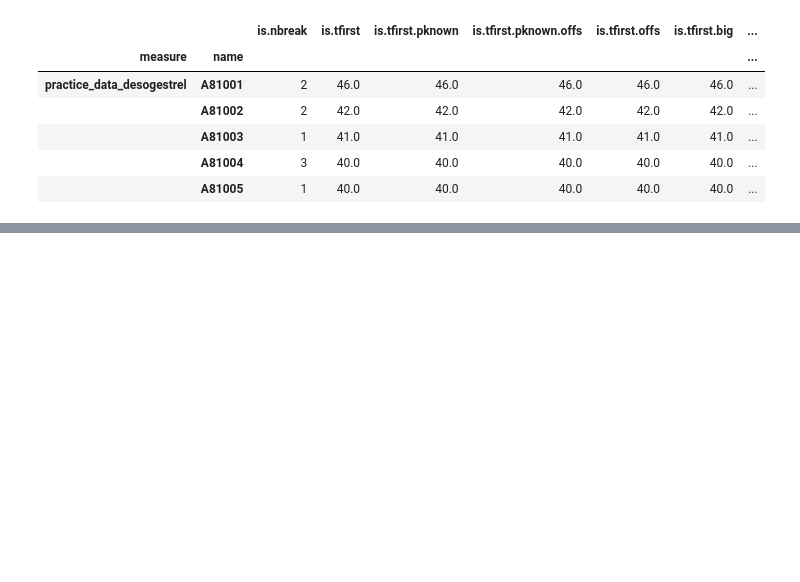
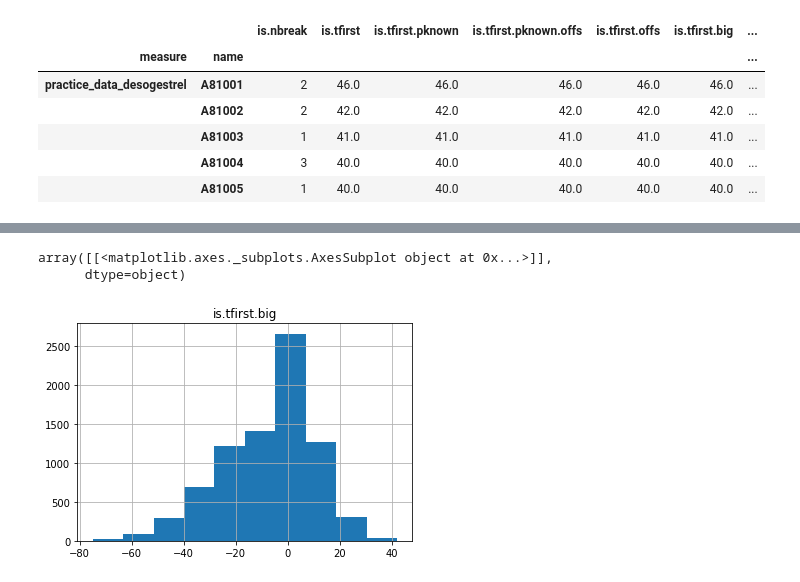
Before and after one commit to ebmdatalab/factors-associated-with-changing-notebook, a Jupyter notebook: notebooks/Factors_associated_with_changing.ipynb, the cells around one changed output, grey strips where cells are left out. Saved outputs shown, nothing was run; the diff lists cells and outputs as text; code cells hidden in the pictures; blank space fills up the shorter version.

Commit message:
Initial code for regression

```diff
--- a/notebooks/Factors_associated_with_changing.ipynb
+++ b/notebooks/Factors_associated_with_changing.ipynb
@@ -74,0 +69,5 @@ reg_data.head()
+# %%
+biggest_change = difference[['is.tfirst.big']].groupby(level=1).sum()
+data_for_stata = biggest_change.join(reg_data,how='left')
+data_for_stata.to_csv('../lib/regression/data/data_for_stata.csv')
+data_for_stata.head()
@@ -74,0 +82,6 @@ reg_data.head()
+# %%
+biggest_change.hist()
+# %% [output]
+array([[<matplotlib.axes._subplots.AxesSubplot object at 0x...>]],
+      dtype=object)
+[figure, added]
```
Also changed, not shown: parts of 7 cells of this notebook, 3 other files.
